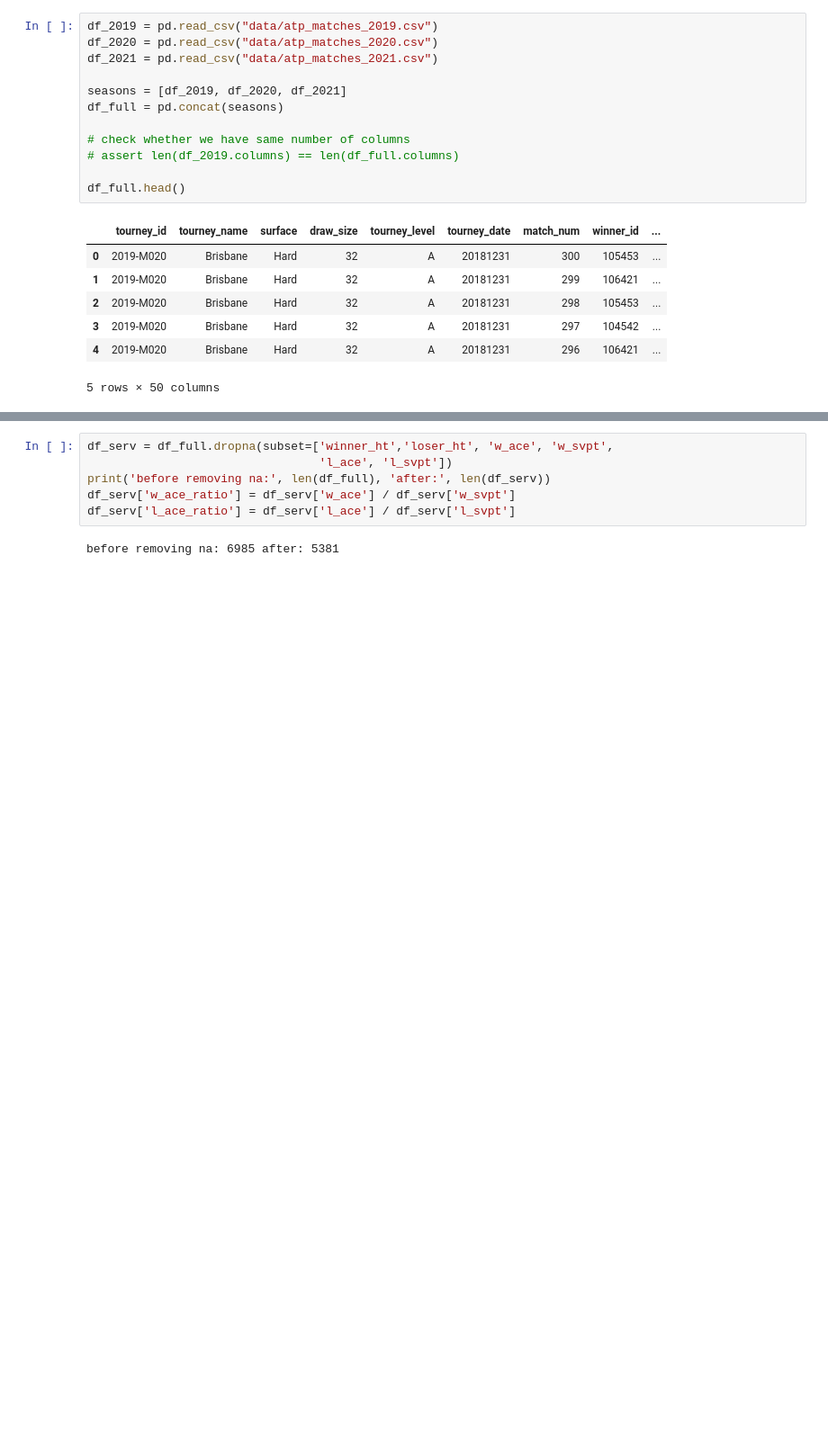
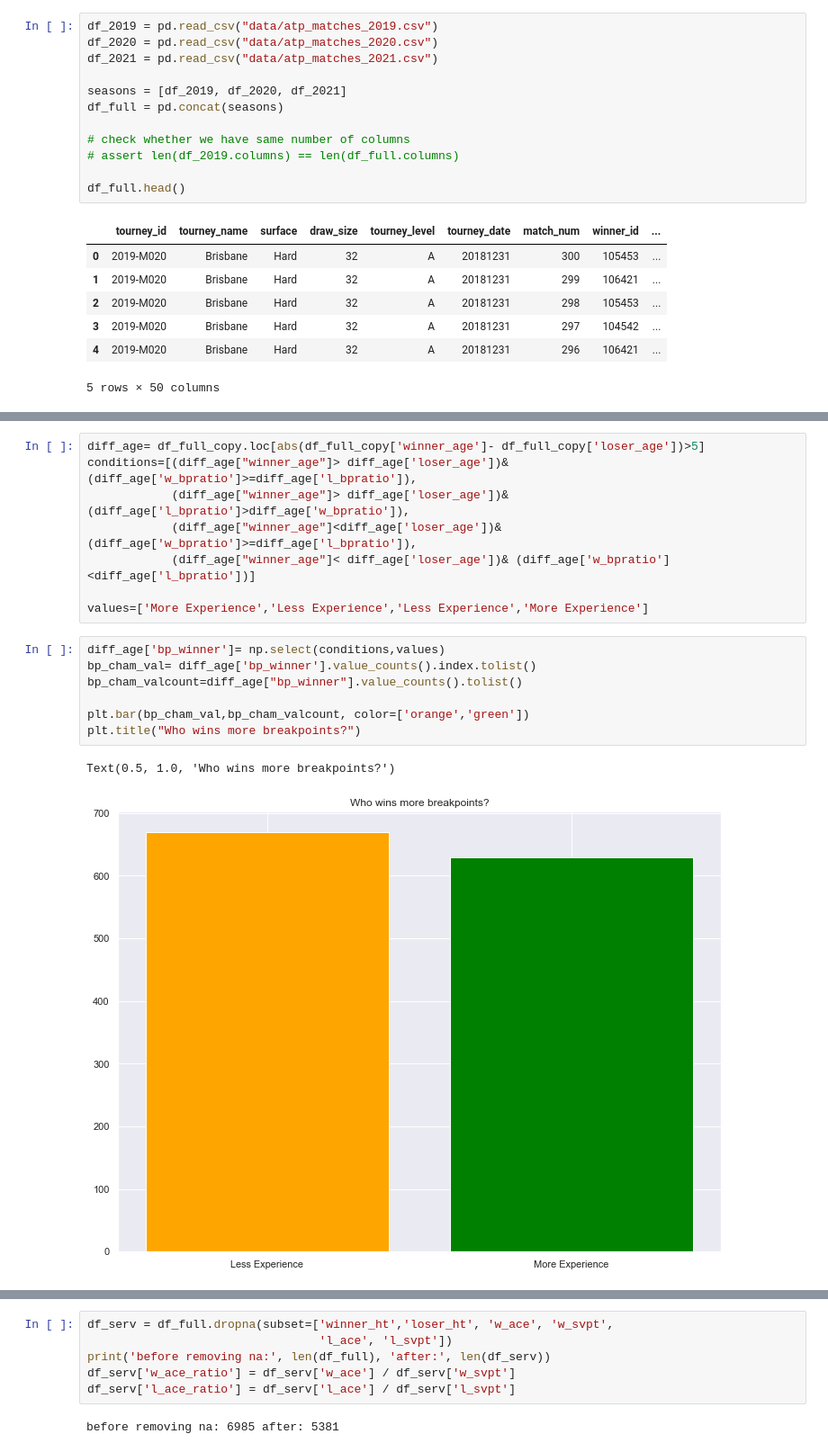
Before and after one commit to BorisBorisov33/Data-Analysis-Group-Project, a Jupyter notebook: analysis.ipynb, the cells around one changed output, grey strips where cells are left out. Shown at 90% size. Cells and saved outputs as stored; diff of their text form; blank space fills up the shorter version.

```diff
--- a/analysis.ipynb
+++ b/analysis.ipynb
@@ -40,0 +149,18 @@ df_full.head()
+# %%
+diff_age= df_full_copy.loc[abs(df_full_copy['winner_age']- df_full_copy['loser_age'])>5]
+conditions=[(diff_age["winner_age"]> diff_age['loser_age'])& (diff_age['w_bpratio']>=diff_age['l_bpratio']),
+            (diff_age["winner_age"]> diff_age['loser_age'])& (diff_age['l_bpratio']>diff_age['w_bpratio']),
+            (diff_age["winner_age"]<diff_age['loser_age'])& (diff_age['w_bpratio']>=diff_age['l_bpratio']),
+            (diff_age["winner_age"]< diff_age['loser_age'])& (diff_age['w_bpratio']<diff_age['l_bpratio'])]
+
+values=['More Experience','Less Experience','Less Experience','More Experience']
+# %%
+diff_age['bp_winner']= np.select(conditions,values)
+bp_cham_val= diff_age['bp_winner'].value_counts().index.tolist()
+bp_cham_valcount=diff_age["bp_winner"].value_counts().tolist()
+
+plt.bar(bp_cham_val,bp_cham_valcount, color=['orange','green'])
+plt.title("Who wins more breakpoints?")
+# %% [output]
+Text(0.5, 1.0, 'Who wins more breakpoints?')
+[figure, added]
```
Also changed, not shown: parts of 48 cells of this notebook, 1 other file.
